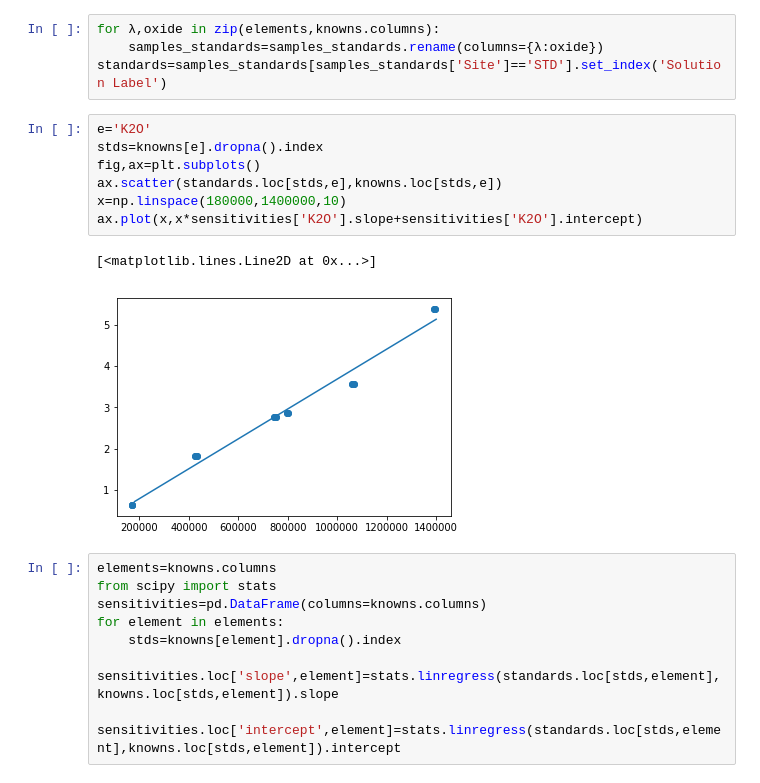
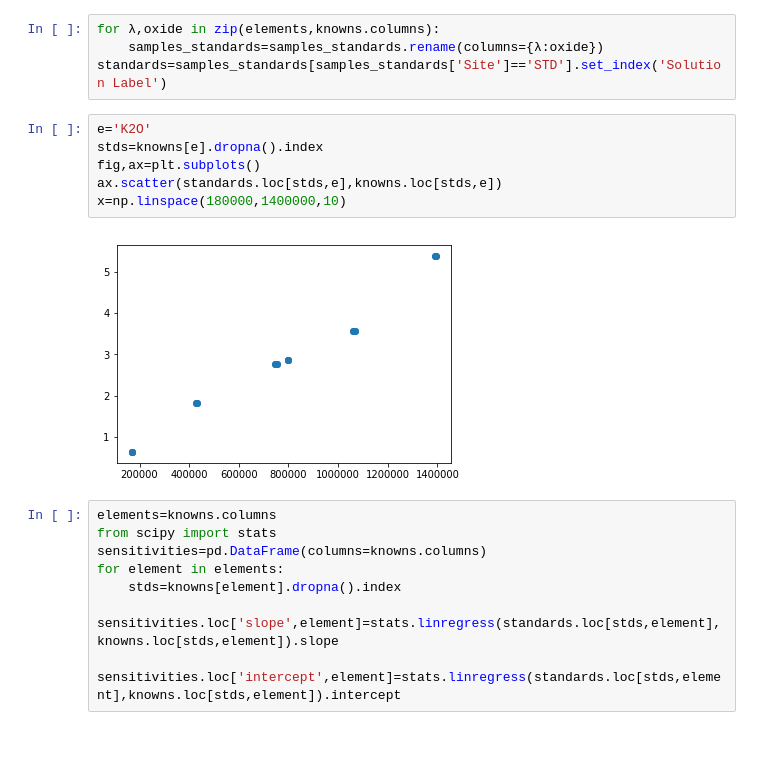
Before and after one commit to danielbabin/U1474_XRF_Data_Report, a Jupyter notebook: Notebooks/xrf_calibration_samples_reduction.ipynb, the cells around one changed output. Saved outputs shown, nothing was run; the diff lists cells and outputs as text; blank space fills up the shorter version.

```diff
--- a/Notebooks/xrf_calibration_samples_reduction.ipynb
+++ b/Notebooks/xrf_calibration_samples_reduction.ipynb
@@ -125,13 +125,11 @@ standards=samples_standards[samples_standards['Site']=='STD'].set_index('Solutio
 # %%
 e='K2O'
 stds=knowns[e].dropna().index
 fig,ax=plt.subplots()
 ax.scatter(standards.loc[stds,e],knowns.loc[stds,e])
 x=np.linspace(180000,1400000,10)
-ax.plot(x,x*sensitivities['K2O'].slope+sensitivities['K2O'].intercept)
 # %% [output]
-[<matplotlib.lines.Line2D at 0x...>]
-[figure, old version]
+[figure, new version]
 # %%
 elements=knowns.columns
 from scipy import stats
```
Also changed, not shown: 35 other files.
